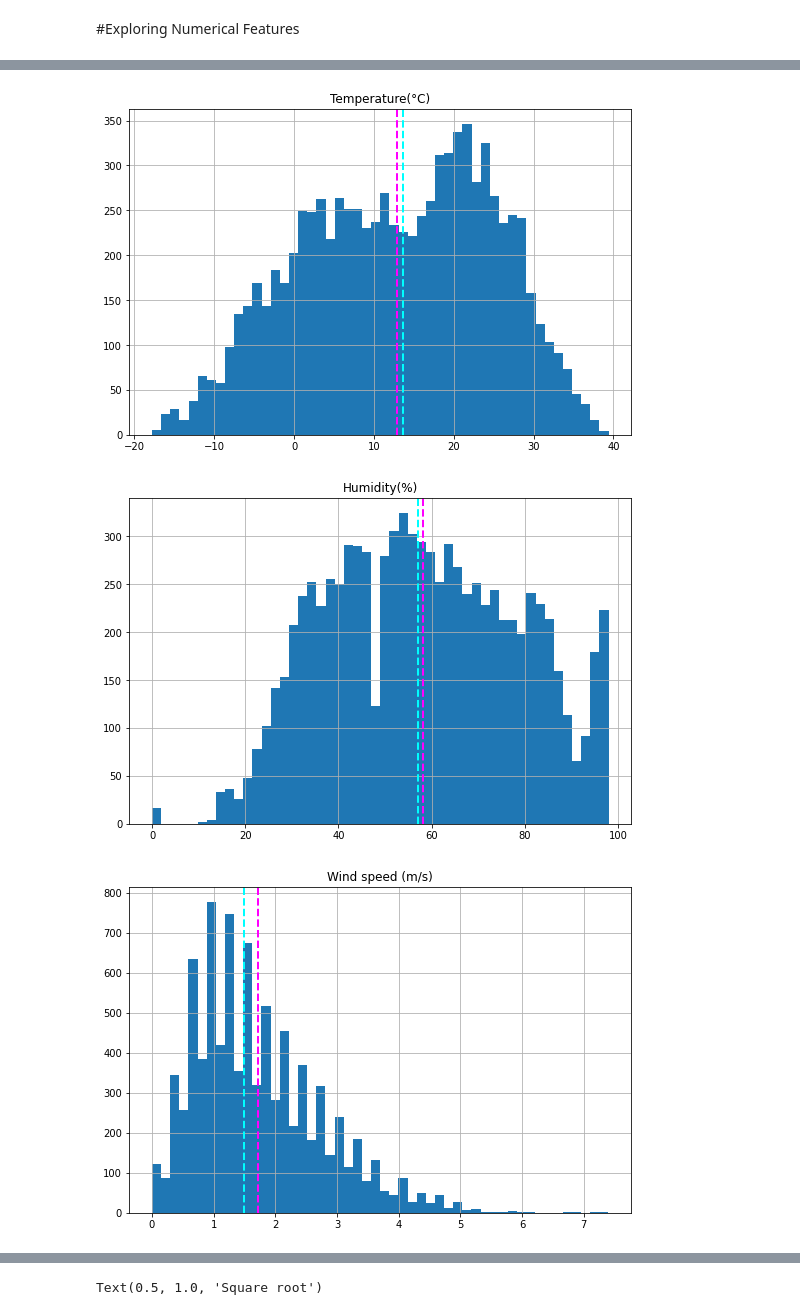
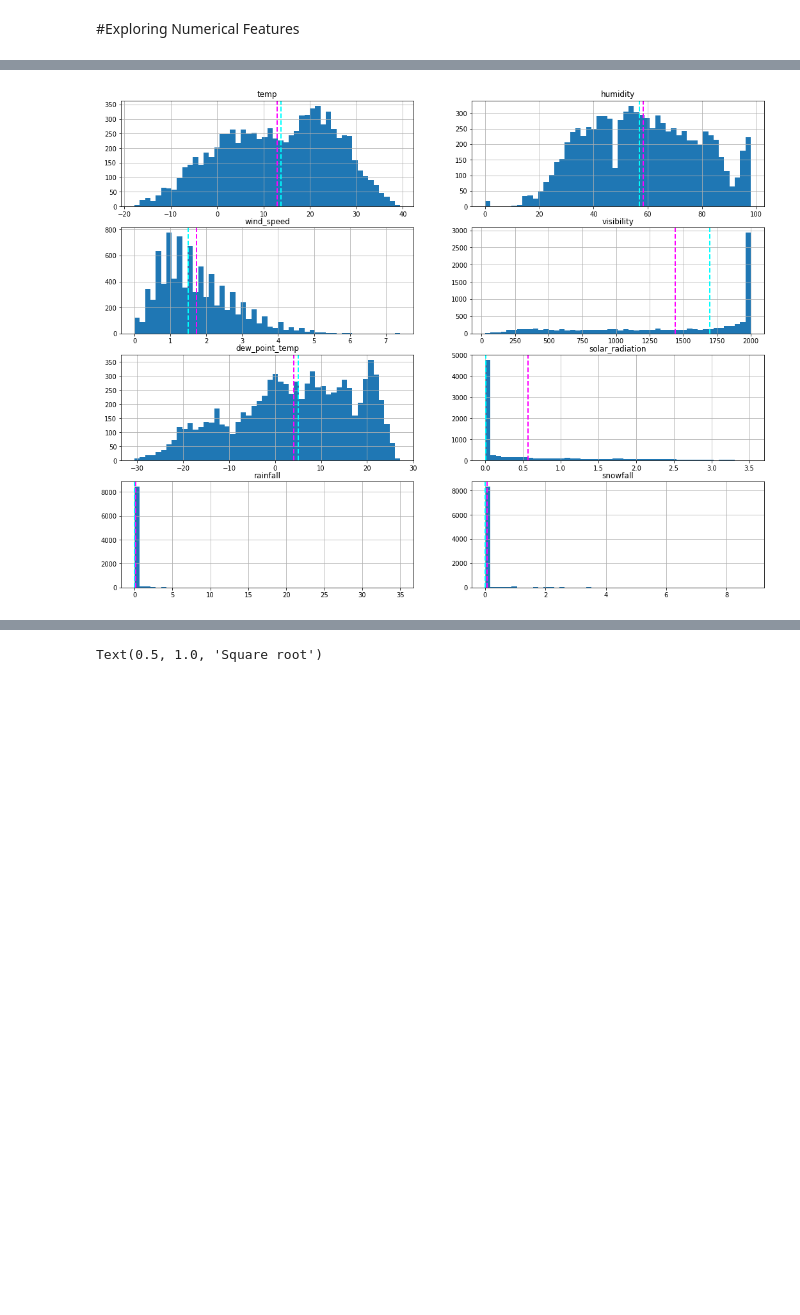
Before and after one commit to 007jayesh/Bike-Sharing-Demand-Prediction, a Jupyter notebook: Bike_Sharing_Demand_Prediction_Capstone_Project.ipynb, the cells around one changed output, grey strips where cells are left out. Saved outputs shown, nothing was run; the diff lists cells and outputs as text; code cells hidden in the pictures; blank space fills up the shorter version.

```diff
--- a/Bike_Sharing_Demand_Prediction_Capstone_Project.ipynb
+++ b/Bike_Sharing_Demand_Prediction_Capstone_Project.ipynb
@@ -84,6 +84,13 @@ df1.tail()
 | 8759 | 30/11/2018 | 584 | 23 | 1.9 | 43 | 1.3 | 1909 | ... |
 # %%
 df=df1
+# %%
+df = df.rename(columns= {'Temperature(°C)':'temp', 'Humidity(%)':'humidity',
+                    'Wind speed (m/s)': 'wind_speed', 'Visibility (10m)': 'visibility',
+                    'Dew point temperature(°C)':'dew_point_temp',
+                    'Solar Radiation (MJ/m2)': 'solar_radiation', 'Rainfall(mm)': 'rainfall',
+                    'Snowfall (cm)':'snowfall', 'Seasons':'seasons',
+                    'Holiday':'holiday', 'Functioning Day':'func_day'})
 # %%
 #printing total rows and Columns
 df.shape
@@ -214,14 +219,16 @@ numerical_variables
 # %%
+n=1
+fig = plt.figure(figsize=(18, 14))
 for col in numerical_variables[0:]:
-    fig = plt.figure(figsize=(9, 6))
+    plt.subplot(4,2,n)
+    n=n+1
+
     ax = fig.gca()
     feature = df[col]
     feature.hist(bins=50, ax = ax)
     ax.axvline(feature.mean(), color='magenta', linestyle='dashed', linewidth=2)
     ax.axvline(feature.median(), color='cyan', linestyle='dashed', linewidth=2)
     ax.set_title(col)
 plt.show()
 # %% [output]
-[figure, old version]
+[figure, new version]
-[figure, removed]
-[figure, removed]
```
Also changed, not shown: parts of 15 cells of this notebook.
